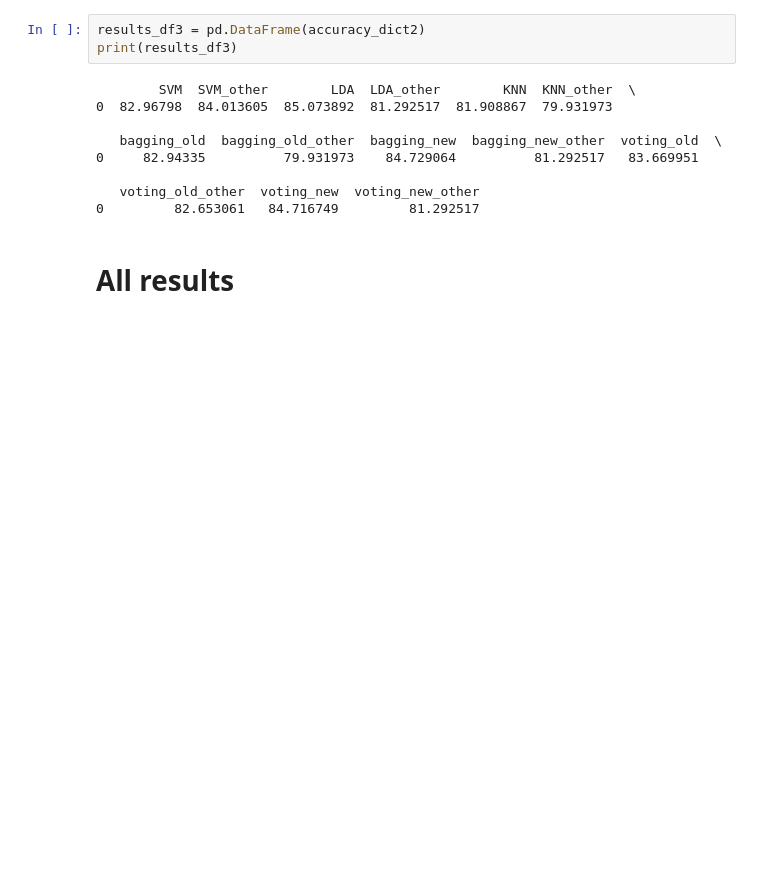
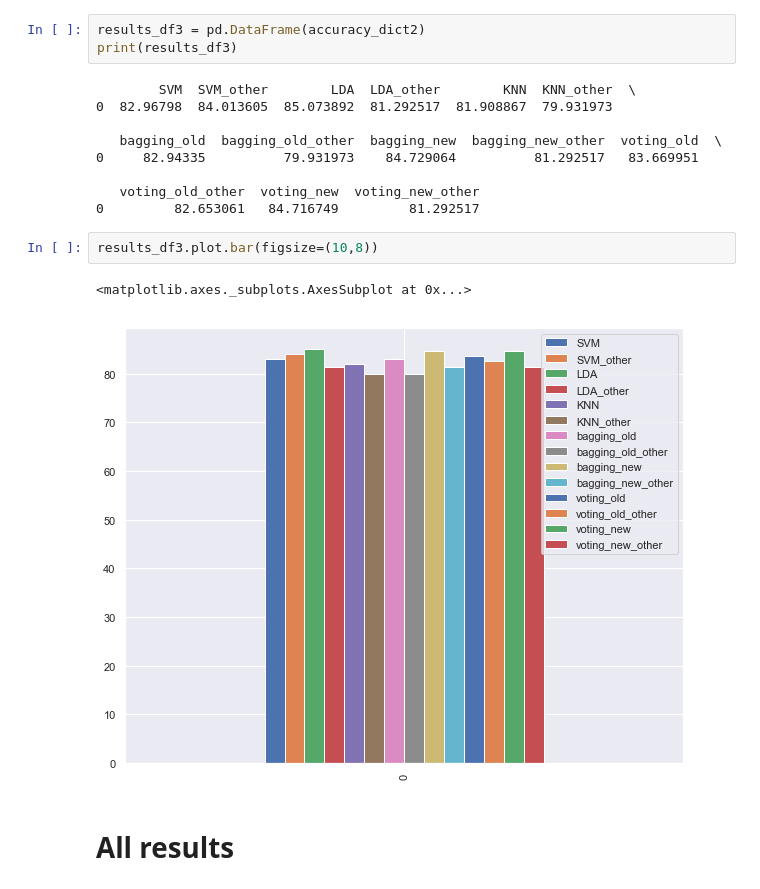
Before and after one commit to zhihao0040/CADPrediction, a Jupyter notebook: ClassificationProblemTransform.ipynb, the cells around one changed output. Saved outputs shown, nothing was run; the diff lists cells and outputs as text; blank space fills up the shorter version.

```diff
--- a/ClassificationProblemTransform.ipynb
+++ b/ClassificationProblemTransform.ipynb
@@ -1430,6 +1458,11 @@ print(results_df3)
 
    voting_old_other  voting_new  voting_new_other
 0         82.653061   84.716749         81.292517
+# %%
+results_df3.plot.bar(figsize=(10,8))
+# %% [output]
+<matplotlib.axes._subplots.AxesSubplot at 0x...>
+[figure, added]
 # %% [markdown]
 # All results
 # %% [markdown]
```
Also changed, not shown: parts of 42 cells of this notebook, 1 other file.
